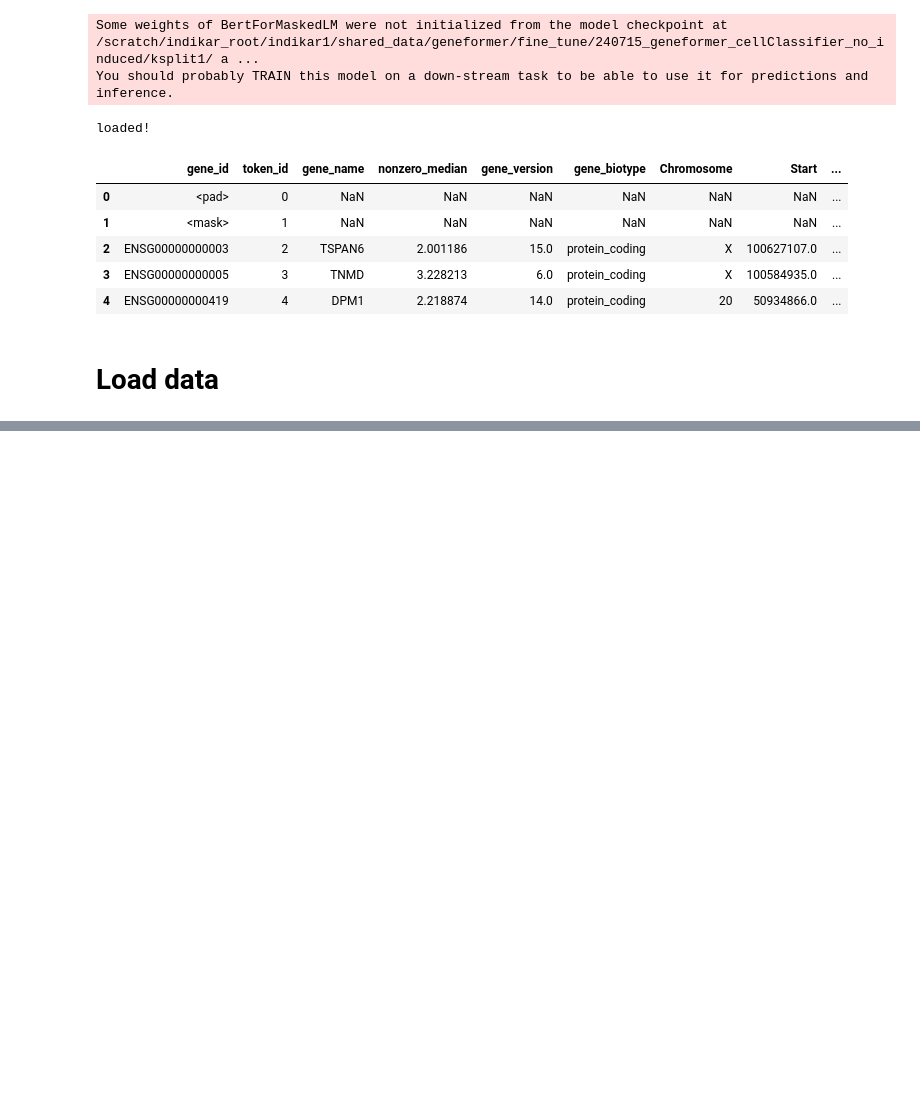
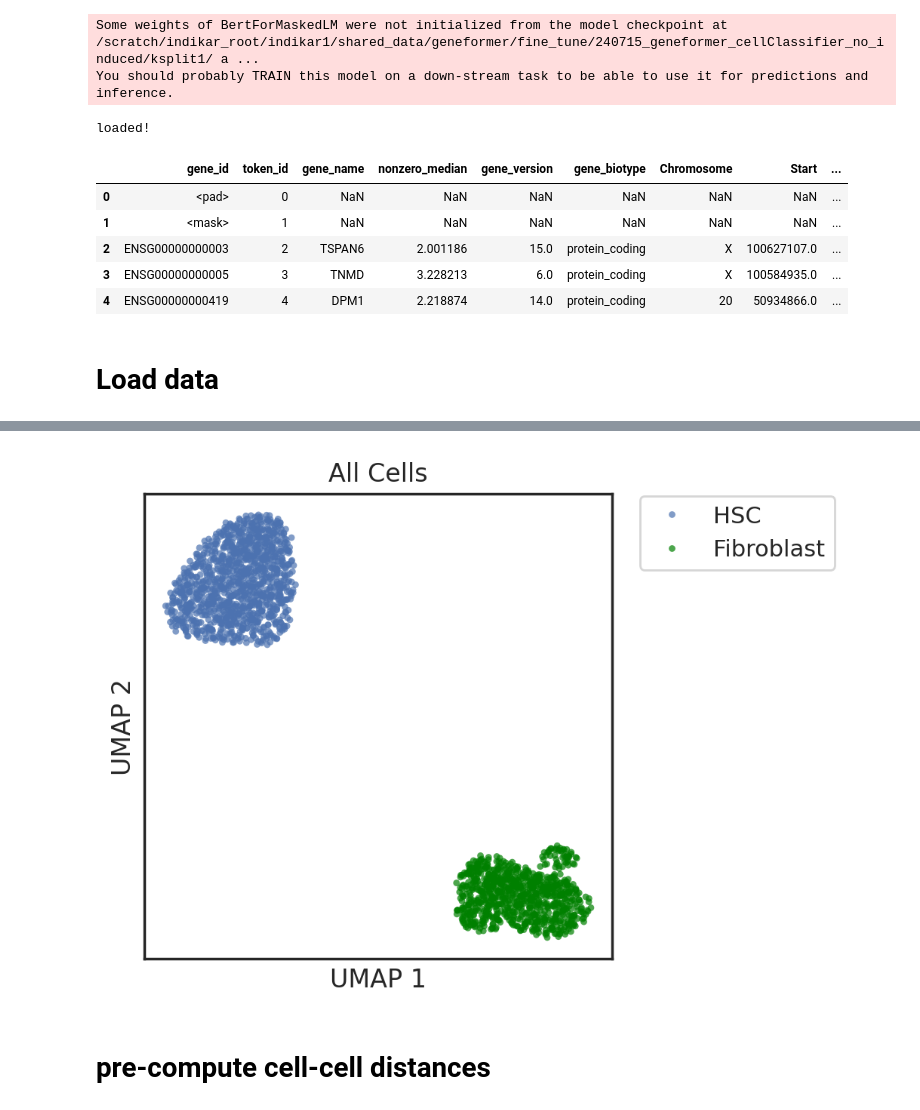
Before and after one commit to CooperStansbury/geneformer_dev, a Jupyter notebook: notebooks/iHSC/TF_pertub.ipynb, the cells around one changed output, grey strips where cells are left out. Cells and saved outputs as stored; diff of their text form; code cells hidden in the pictures; blank space fills up the shorter version.

```diff
--- a/notebooks/iHSC/TF_pertub.ipynb
+++ b/notebooks/iHSC/TF_pertub.ipynb
@@ -364,0 +314,30 @@ sns.histplot(data=result,
+# %%
+sns.scatterplot(
+    data=adata.obs,
+    x=adata.obsm['X_umap'][:, 0],
+    y=adata.obsm['X_umap'][:, 1],
+    hue='standardized_cell_type',
+    ec='none',
+    palette=['C0', 'Green'],
+    s=10,
+    alpha=0.7,
+    zorder=1
+)
+
+# Add plot details
+plt.yticks([])
+plt.xticks([])
+plt.ylabel("UMAP 2")
+plt.xlabel("UMAP 1")
+plt.title('All Cells')
+
+sns.move_legend(
+    plt.gca(),
+    title="",
+    loc='upper right',
+    bbox_to_anchor=(1.5, 1.02),
+)
+# %% [output]
+[figure, added]
+# %% [markdown]
+# pre-compute cell-cell distances
```
Also changed, not shown: parts of 53 cells of this notebook.
